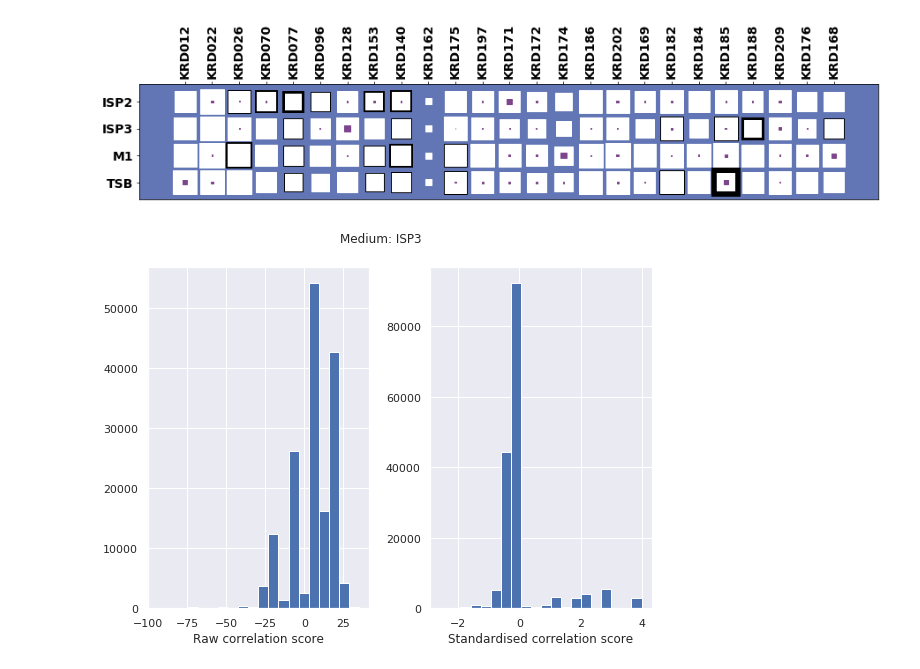
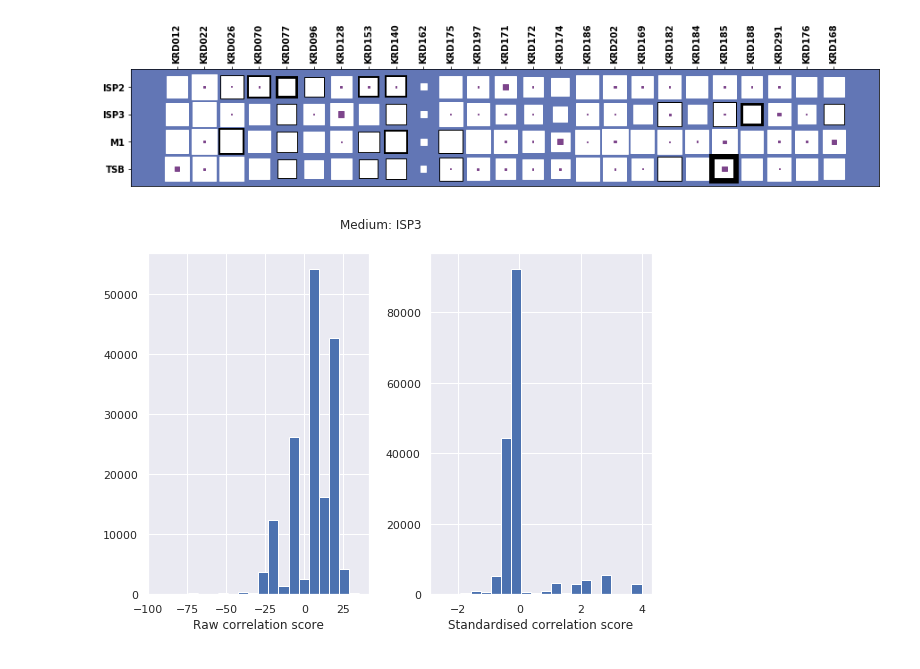
Before and after one commit to NPLinker/nplinker, a Jupyter notebook: prototype/carnegie-notebooks/simon_plots.ipynb, the cells around one changed output. Saved outputs shown, nothing was run; the diff lists cells and outputs as text; code cells hidden in the pictures.

Commit message:
modified notebook to change errant strain name for carnegie poster

```diff
--- a/prototype/carnegie-notebooks/simon_plots.ipynb
+++ b/prototype/carnegie-notebooks/simon_plots.ipynb
@@ -245,34 +251,41 @@ with open('bioactivity.csv','r') as f:
         strain = line[0]
         if len(strain) > 0:
             current_strain = strain
         if current_strain == 'KRD026':
             current_strain = 'KRD26'
         media = line[1]
         if len(media) == 0:
             continue
         count = int(line[2])
         strain_pos = sorted_strain_list.index(current_strain)
         media_pos = media_list.index(media)
         border_mat[strain_pos,media_pos] = count
 
 display_strain_list = []
 for s in sorted_strain_list:
     if len(s) < 6:
         # add the zero back in
         s2 = s[:3] + '0' + s[3:]
         display_strain_list.append(s2)
     else:
         display_strain_list.append(s)
 
+
+# HACK - one strain was incorrectly labeled
+pos209 = display_strain_list.index('KRD209')
+display_strain_list[pos209] = 'KRD291'
+
+
+
 hinton(strain_media_mat,ax = plt.gca(),background = '#6276B5',add_numbers = False,mat2 = unique_strain_media_mat,mat2_color = '#7D458B',border_mat = border_mat,border_color = '#000000')
 a = plt.yticks(range(len(media_list)),media_list)
 a = plt.xticks(range(len(sorted_strain_list)),sorted_strain_list)
 plt.gca().set_xticklabels(display_strain_list, rotation = 90)
 plt.gca().xaxis.tick_top()
 plt.savefig('hinton_media_strain_with_unique.png')
 # write_csv('hinton_media_unique.csv',media_unique_pair_mat,media_list)
 # %% [output]
-[figure, old version]
+[figure, new version]
 # %%
 # write csv
 def write_csv(filename,mat,heads):
```
Also changed, not shown: parts of 4 cells of this notebook.
